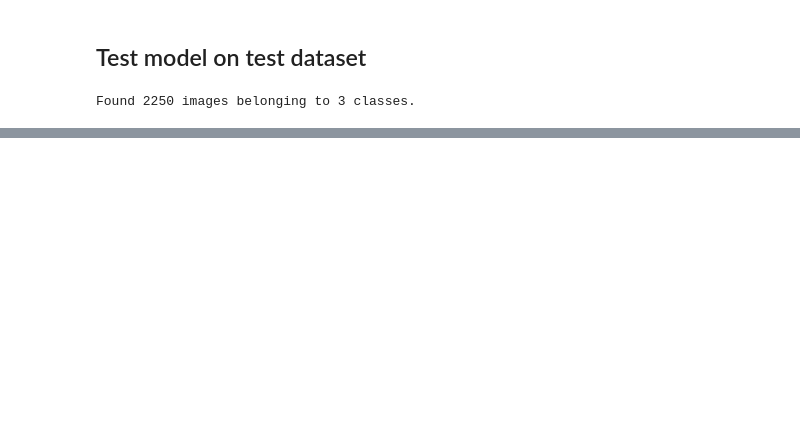
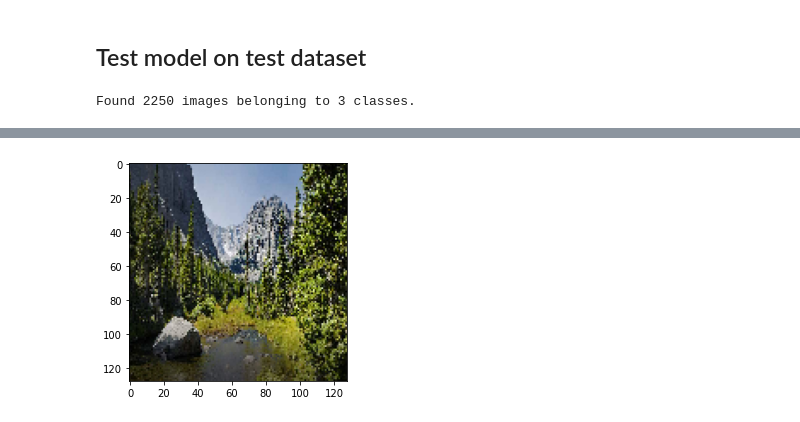
Before and after one commit to julian-steiner-ai/forest-fire-classification, a Jupyter notebook: Train_CNN_Forst_Fire_Classification.ipynb, the cells around one changed output, grey strips where cells are left out. Saved outputs shown, nothing was run; the diff lists cells and outputs as text; code cells hidden in the pictures; blank space fills up the shorter version.

```diff
--- a/Train_CNN_Forst_Fire_Classification.ipynb
+++ b/Train_CNN_Forst_Fire_Classification.ipynb
@@ -267,0 +303,5 @@ non-smoke-fire       0.97      0.89      0.93       750
+# %%
+img, prediction = predict(images[2], forest_fire_classification)
+plt.imshow(img)
+print(prediction)
+# %% [output]
@@ -267,0 +310 @@ non-smoke-fire       0.97      0.89      0.93       750
+[figure, added]
```
Also changed, not shown: parts of 18 cells of this notebook.
